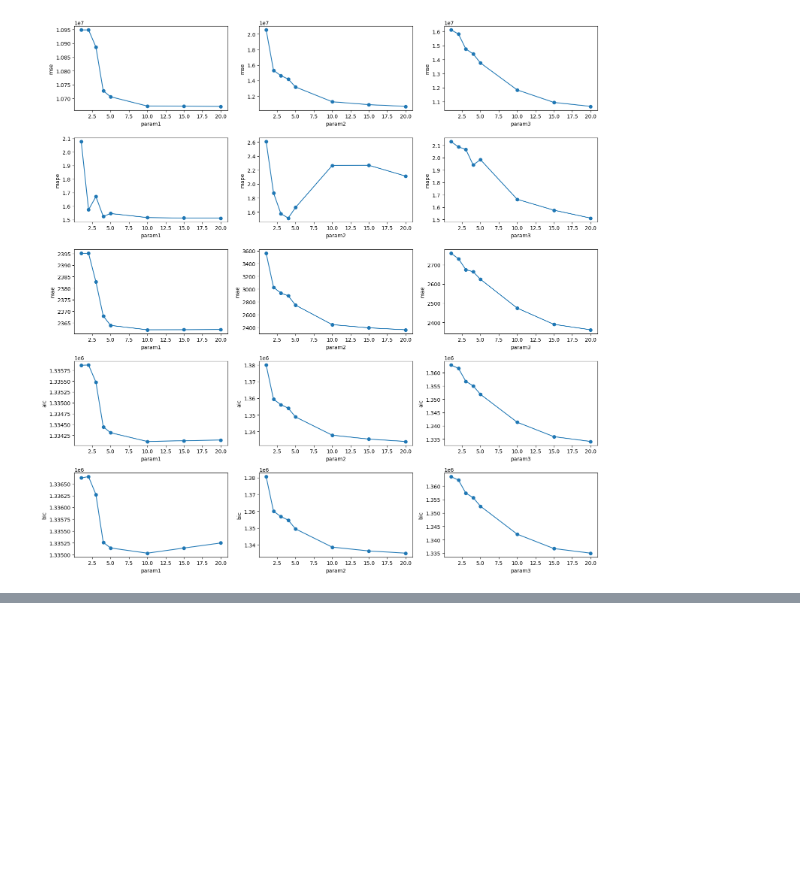
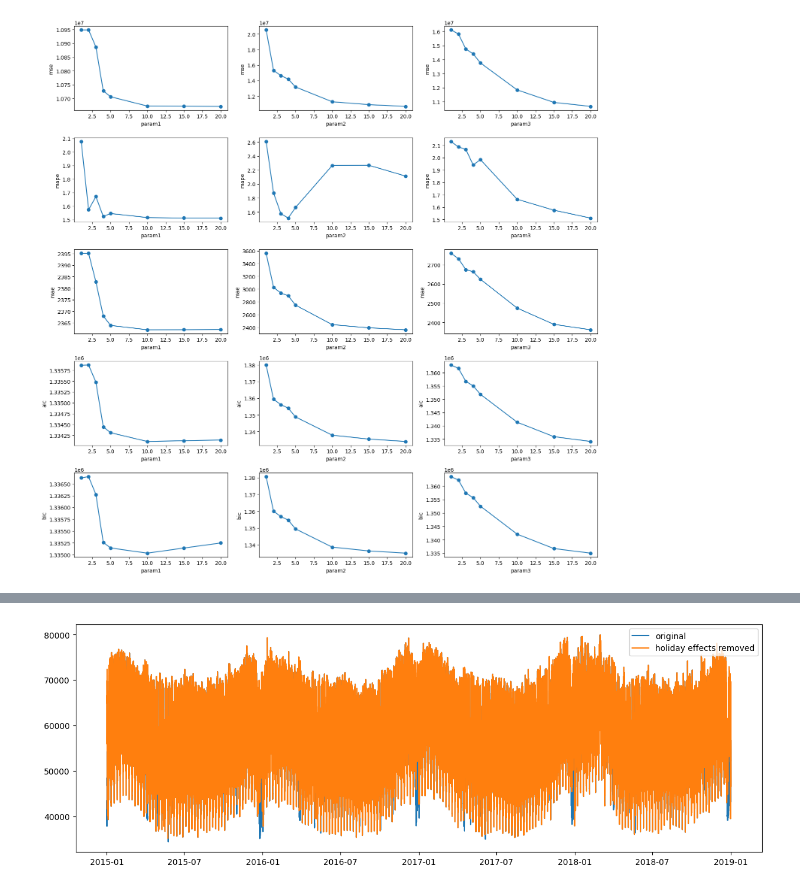
Before and after one commit to hikotei/2023_11-PTSFC, a Jupyter notebook: Energy/2023_12_31 lin reg.ipynb, the cells around one changed output, grey strips where cells are left out. Drawn from its saved outputs; the diff is of its cells as text; code cells hidden in the pictures; blank space fills up the shorter version.

Commit message:
dumb way to subtract holiday effects ...

```diff
--- a/Energy/2023_12_31 lin reg.ipynb
+++ b/Energy/2023_12_31 lin reg.ipynb
@@ -786,0 +861,91 @@ plt.show()
+# %%
+# = = = = = = = = = = = = = = = = = = = = = = =
+# save holiday effects to dataframe
+
+holiday_effects = model.params[:20]
+print(holiday_effects)
+
+# get holiday dates for that year
+# get all years in dataframe
+uniq_yrs = data['timestamp_CET'].dt.year.unique()
+
+# get holidays for germany for all states and combine them into one single dict
+states = ['BB', 'BE', 'BW', 'BY', 'BYP', 'HB', 'HE', 'HH', 'MV',
+          'NI', 'NW', 'RP', 'SH', 'SL', 'SN', 'ST', 'TH']
+
+holidays_de = holidays.CountryHoliday('DE', years=uniq_yrs)
+for state in states:
+    holidays_de.update(holidays.CountryHoliday('DE', state=state, years=uniq_yrs))
+
+# sort holidays
+holidays_de = dict(sorted(holidays_de.items()))
+holidays_de_dates = list(holidays_de.keys())
+
+# create dataframe from dict holidays_de
+df_holidays = pd.DataFrame(holidays_de.items(), columns=['date', 'holiday_name'])
+# remove rows where holiday_name in ['Pfingstsonntag', 'Buß- und Bettag']
+df_holidays = df_holidays.loc[~df_holidays['holiday_name'].isin(['Pfingstsonntag', 'Buß- und Bettag'])]
+# turn date col to datetime
+df_holidays['date'] = pd.to_datetime(df_holidays['date'])
+df_holidays['holiday_effect'] = 0.00
+
+df_holidays.loc[(df_holidays['date'].dt.month == 1) & (df_holidays['date'].dt.day == 1), 'holiday_effect'] = holiday_effects.iloc[2]
+df_holidays.loc[(df_holidays['date'].dt.month == 1) & (df_holidays['date'].dt.day == 6), 'holiday_effect'] = holiday_effects.iloc[3]
+
+# Karfreitag (easter - 2d)
+karfreitag_dates = [k for k, v in holidays_de.items() if v == 'Karfreitag']
+df_holidays.loc[df_holidays['date'].dt.date.isin(karfreitag_dates), 'holiday_effect'] = holiday_effects.iloc[4]*1.7
+
+# Eastersunday (easter + 1d)
+easter_dates = [k for k, v in holidays_de.items() if v == 'Ostersonntag']
+df_holidays.loc[df_holidays['date'].dt.date.isin(easter_dates), 'holiday_effect'] = holiday_effects.iloc[5]
+
+# Eastermonday (easter + 1d)
+easter_dates = [k for k, v in holidays_de.items() if v == 'Ostermontag']
+df_holidays.loc[df_holidays['date'].dt.date.isin(easter_dates), 'holiday_effect'] = holiday_effects.iloc[6]*1.7
+
+# Erster Mai / Tag der Arbeit (05.01)
+erstermai_dates = [k for k, v in holidays_de.items() if v == 'Erster Mai']
+df_holidays.loc[df_holidays['date'].dt.date.isin(erstermai_dates), 'holiday_effect'] = holiday_effects.iloc[7]
+
+# Christi Himmelfahrt (easter + 39d)
+himmelfahrt_dates = [k for k, v in holidays_de.items() if v == 'Christi Himmelfahrt']
+df_holidays.loc[df_holidays['date'].dt.date.isin(himmelfahrt_dates), 'holiday_effect'] = holiday_effects.iloc[8]
+
+# Pfingstmontag (easter + 50d)
+pfingstmontag_dates = [k for k, v in holidays_de.items() if v == 'Pfingstmontag']
+df_holidays.loc[df_holidays['date'].dt.date.isin(pfingstmontag_dates), 'holiday_effect'] = holiday_effects.iloc[9]
+
+# Fronleichnam (easter + 60d)
+fronleichnam_dates = [k for k, v in holidays_de.items() if v == 'Fronleichnam']
+df_holidays.loc[df_holidays['date'].dt.date.isin(fronleichnam_dates), 'holiday_effect'] = holiday_effects.iloc[10]
+
+df_holidays.loc[(df_holidays['date'].dt.month == 8) & (df_holidays['date'].dt.day == 15), 'holiday_effect'] = holiday_effects.iloc[11]
+df_holidays.loc[(df_holidays['date'].dt.month == 10) & (df_holidays['date'].dt.day == 3), 'holiday_effect'] = holiday_effects.iloc[12]
+df_holidays.loc[(df_holidays['date'].dt.month == 10) & (df_holidays['date'].dt.day == 31), 'holiday_effect'] = holiday_effects.iloc[13]
+df_holidays.loc[(df_holidays['date'].dt.month == 11) & (df_holidays['date'].dt.day == 1), 'holiday_effect'] = holiday_effects.iloc[14]
+
+df_holidays.loc[(df_holidays['date'].dt.month == 12) & (df_holidays['date'].dt.day == 25), 'holiday_effect'] = holiday_effects.iloc[17]/2
+df_holidays.loc[(df_holidays['date'].dt.month == 12) & (df_holidays['date'].dt.day == 26), 'holiday_effect'] = holiday_effects.iloc[18]
+
+print(df_holidays)
+
+# = = = = = = = = = = = = = = = = = = = = = = =
+# subtract holiday effects from time series
+data_minus_holiday = data.copy()
+
+for idx, row in df_holidays.iterrows():
+    data_minus_holiday.loc[data_minus_holiday['timestamp_CET'].dt.date == row['date'].date(), 'gesamt'] -= row['holiday_effect']
+
+data_minus_holiday.loc[(data_minus_holiday['timestamp_CET'].dt.month == 12) & (data_minus_holiday['timestamp_CET'].dt.day == 23), 'gesamt'] -= holiday_effects.iloc[15]
+data_minus_holiday.loc[(data_minus_holiday['timestamp_CET'].dt.month == 12) & (data_minus_holiday['timestamp_CET'].dt.day == 24), 'gesamt'] -= holiday_effects.iloc[16]/2
+data_minus_holiday.loc[(data_minus_holiday['timestamp_CET'].dt.month == 12) & (data_minus_holiday['timestamp_CET'].dt.day.isin([27,28,29,30])), 'gesamt'] -= holiday_effects.iloc[19]
+data_minus_holiday.loc[(data_minus_holiday['is_holiday_newyear_d31'] == 1), 'gesamt'] -= holiday_effects.iloc[1]
+
+# plot time series with and without holiday effects
+plt.figure(figsize=(15, 5))
+plt.plot(data['gesamt'], label='original')
+plt.plot(data_minus_holiday['gesamt'], label='holiday effects removed')
+plt.legend()
+plt.show()
+# %% [output]
@@ -786,0 +969 @@ plt.show()
+[figure, added]
```
Also changed, not shown: parts of 9 cells of this notebook, 1 other file.
